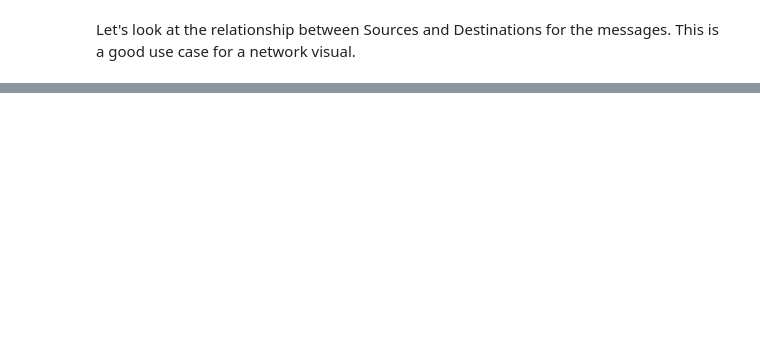
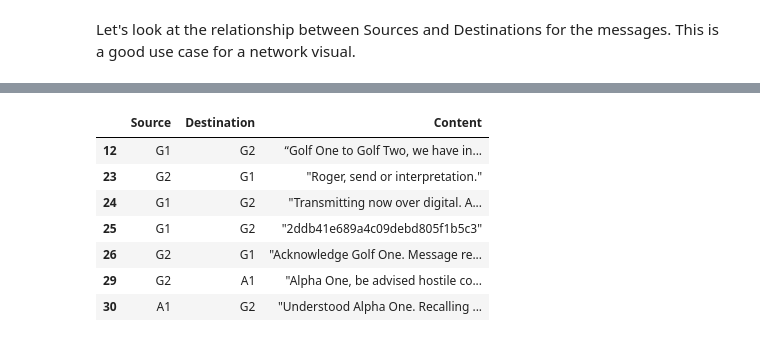
Before and after one commit to ggsmith842/sigint-analysis, a Jupyter notebook: initial_analysis.ipynb, the cells around one changed output, grey strips where cells are left out. Cells and saved outputs as stored; diff of their text form; code cells hidden in the pictures; blank space fills up the shorter version.

```diff
--- a/initial_analysis.ipynb
+++ b/initial_analysis.ipynb
@@ -204,0 +225,13 @@ comint_df[['Source','Destination']]
+# %%
+pd.set_option('display.max_colwidth', 150)
+
+comint_df[(comint_df.Source == 'G2') | (comint_df.Destination == 'G2')][['Source', 'Destination', 'Content']]
+# %% [output]
+|  | Source | Destination | Content |
+| 12 | G1 | G2 | “Golf One to Golf Two, we have in... |
+| 23 | G2 | G1 | "Roger, send or interpretation." |
+| 24 | G1 | G2 | "Transmitting now over digital. A... |
+| 25 | G1 | G2 | "2ddb41e689a4c09debd805f1b5c3" |
+| 26 | G2 | G1 | "Acknowledge Golf One. Message re... |
+| 29 | G2 | A1 | "Alpha One, be advised hostile co... |
+| 30 | A1 | G2 | "Understood Alpha One. Recalling ... |
```
Also changed, not shown: parts of 14 cells of this notebook, 1 other file.
